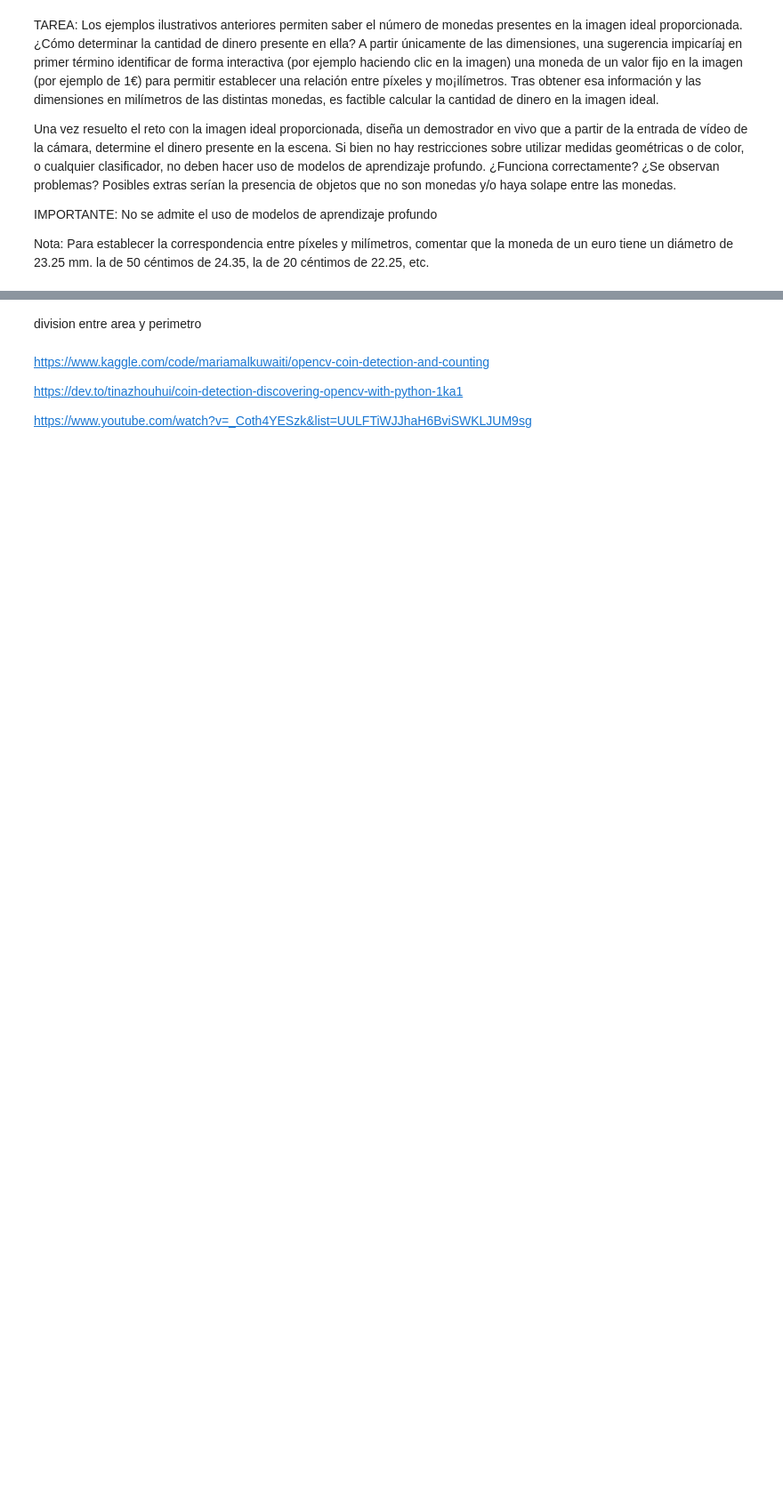
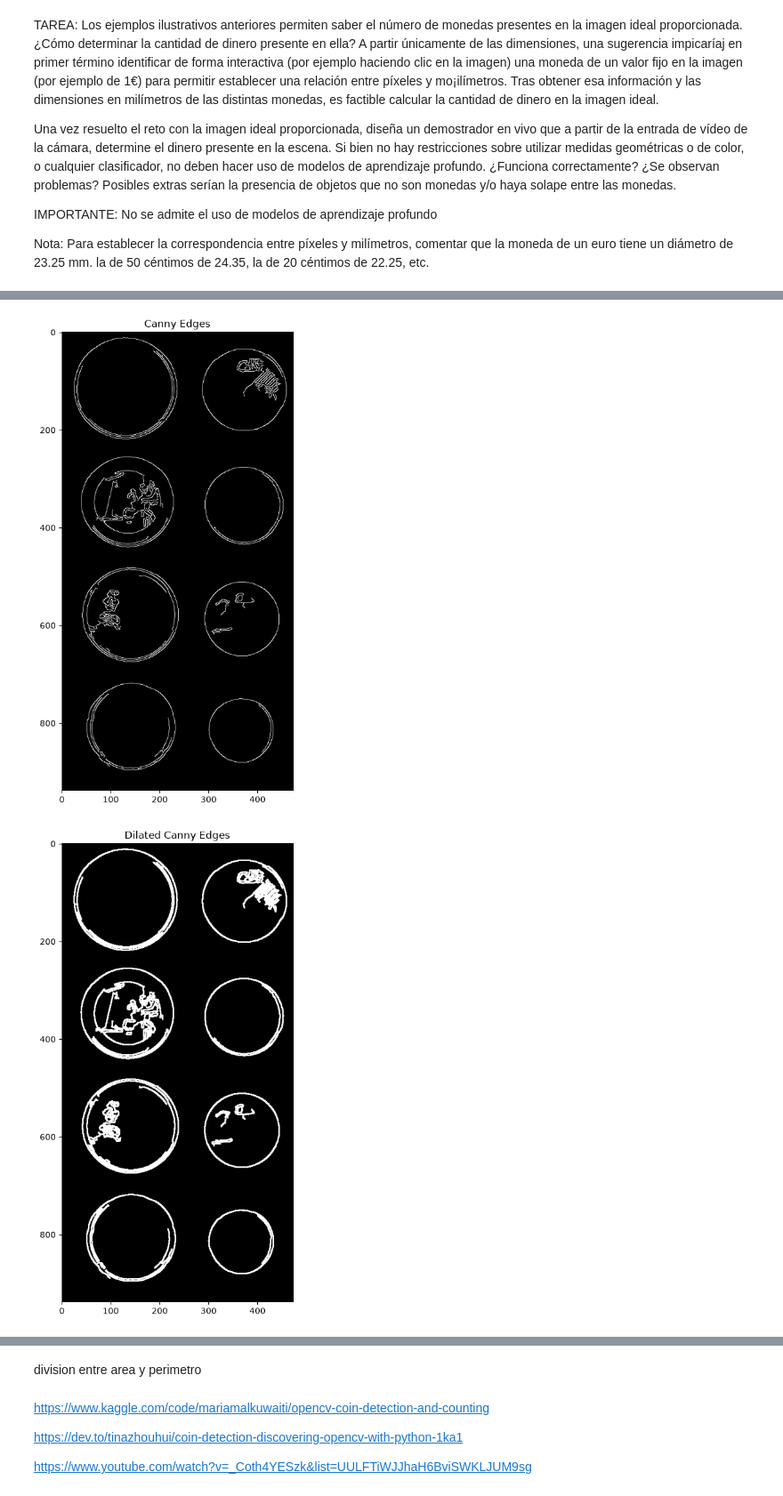
Before and after one commit to SkinnyDevi/computer-vision, a Jupyter notebook: P3/VC_P3_FMV.ipynb, the cells around one changed output, grey strips where cells are left out. Shown at 89% size. Saved outputs shown, nothing was run; the diff lists cells and outputs as text; code cells hidden in the pictures; blank space fills up the shorter version.

Commit message:
feat: finalized p3 coin detector

```diff
--- a/P3/VC_P3_FMV.ipynb
+++ b/P3/VC_P3_FMV.ipynb
@@ -80,0 +51,67 @@ Coins in the image:  9
+# %%
+def plot_img(img, title="Monedas", cmap=None):
+    plt.figure(figsize=(10, 10))
+    plt.imshow(img, cmap=cmap)
+    if title:
+        plt.title(title)
+    plt.show()
+# %%
+def plot_coin_detection_for(img_with_coin: cv2.Mat, debug=False) -> tuple[list[tuple[int, int, int, int]], cv2.Mat]:
+    coin_gray = cv2.cvtColor(img_with_coin, cv2.COLOR_BGR2GRAY)
+    coin_blur = cv2.GaussianBlur(coin_gray, (7, 7), 0)
+    coin_canny = cv2.Canny(coin_blur, 30, 255)
+
+    if debug:
+        plot_img(coin_canny, title="Canny Edges", cmap='gray')
+
+    kernel = np.ones((3, 3), np.uint8)
+    canny_dilated = cv2.dilate(coin_canny, kernel, iterations=1)
+    if debug:
+        plot_img(canny_dilated, title="Dilated Canny Edges", cmap='gray')
+
+    contour_image = img_with_coin.copy()
+    contour, heirarchy = cv2.findContours(canny_dilated.copy(), cv2.RETR_EXTERNAL, cv2.CHAIN_APPROX_NONE)
+    coin_rgb = cv2.cvtColor(img_with_coin, cv2.COLOR_BGR2RGB)
+    cv2.drawContours(contour_image, contour, -1, (0,255,0), 2)
+
+    counted_coins = 0
+    detected_coin_list: list[tuple[int, int, int, int]] = []
+    counted_coins_img = coin_rgb.copy()
+
+    AREA_THRESHOLD_VALUE = 1000
+    PERIMETER_THRESHOLD_VALUE = 0.46
+    for coin in contour:
+        # Determinar si es una moneda mediante área y perímetro
+        area = cv2.contourArea(coin)
+        if area < AREA_THRESHOLD_VALUE:
+            continue
+
+        perimeter = cv2.arcLength(coin, True)
+        if perimeter == 0:
+            continue
+
+        circularity = 4 * np.pi * area / (perimeter * perimeter)
+        if circularity < PERIMETER_THRESHOLD_VALUE:
+            continue
+
+        (x, y), radius = cv2.minEnclosingCircle(coin)
+        x, y, radius = int(x), int(y), int(radius)
+        diameter = radius * 2
+        counted_coins += 1
+        detected_coin_list.append((x, y, radius, diameter))
+
+        # Dibujar radio e indice de moneda detectada
+        cv2.circle(counted_coins_img, (x, y), radius, (0, 255, 0), 2)
+        cv2.putText(counted_coins_img, str(radius), (x-40, y-40), cv2.FONT_HERSHEY_SIMPLEX, 1.3, (0,0,0), 2)
+        cv2.putText(counted_coins_img, str(counted_coins-1), (x-35, y+25), cv2.FONT_HERSHEY_SIMPLEX, 1.2, (0, 255, 255), 2)
+
+    if debug:
+        plot_img(counted_coins_img, title=f"Detected Coins: {counted_coins}", cmap=None)
+
+    return detected_coin_list, counted_coins_img
+
+coin_img = cv2.imread('Monedas.jpg')
+detected_coins, _ = plot_coin_detection_for(coin_img, debug=True)
+# %% [output]
+[figure, added]
+[figure, added]
```
Also changed, not shown: parts of 9 cells of this notebook, 1 other file.
